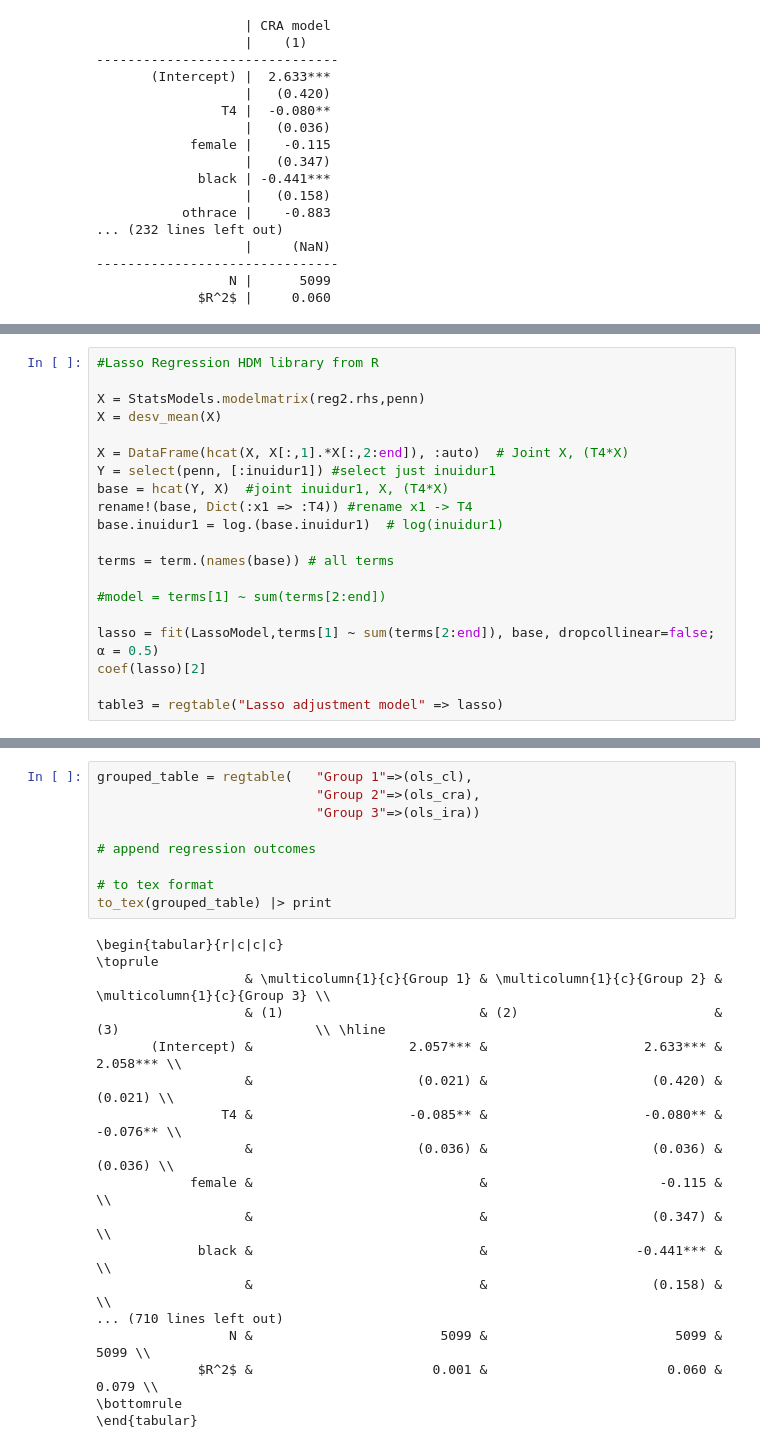
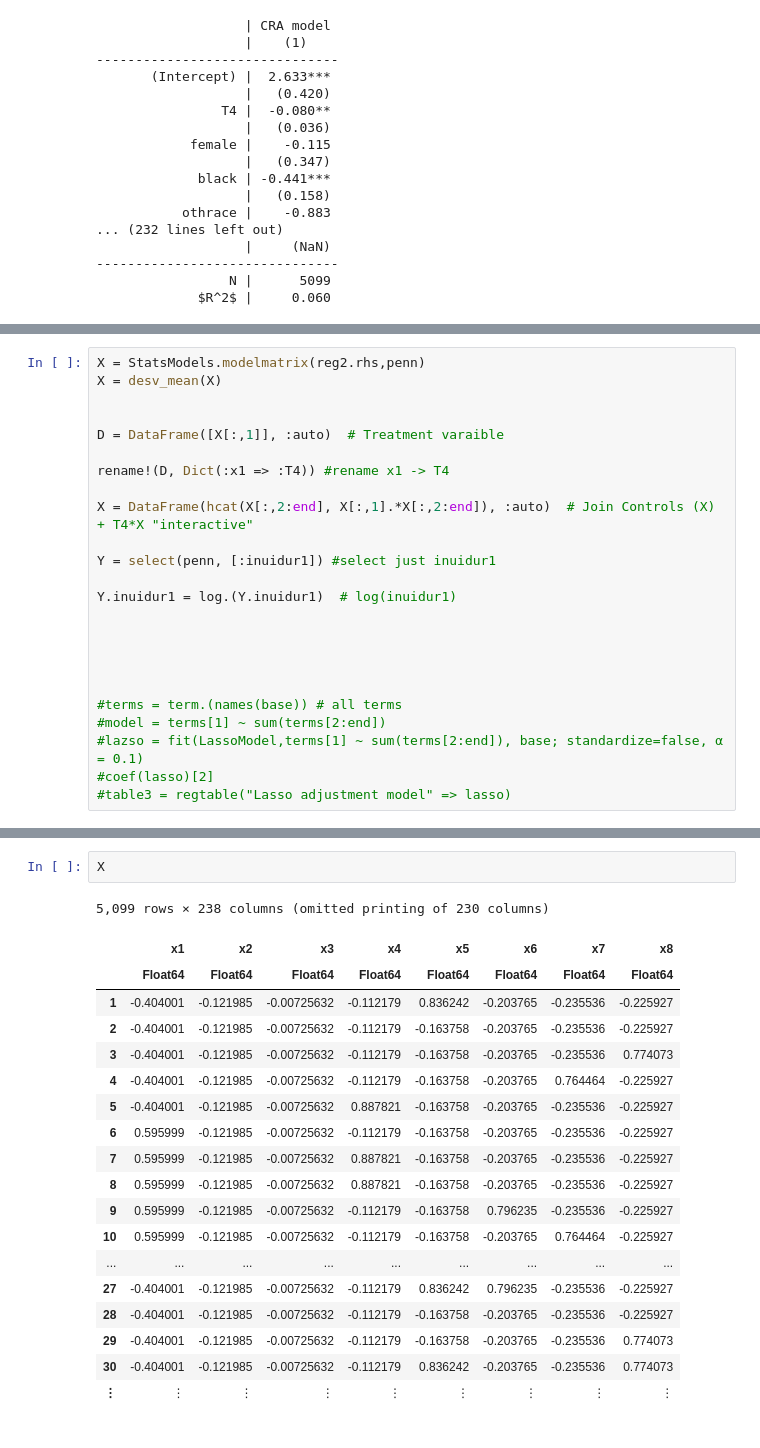
Before and after one commit to alexanderquispe/14.38_Causal_ML, a Jupyter notebook: Julia_Notebooks/RCT_Precision_Adjustment.ipynb, the cells around one changed output, grey strips where cells are left out. Drawn from its saved outputs; the diff is of its cells as text.

```diff
--- a/Julia_Notebooks/RCT_Precision_Adjustment.ipynb
+++ b/Julia_Notebooks/RCT_Precision_Adjustment.ipynb
@@ -300,23 +339,27 @@ table3 = regtable("Interactive model" => ols_ira)
           N |              5099
       $R^2$ |             0.079
 # %%
-#Lasso Regression HDM library from R
-
 X = StatsModels.modelmatrix(reg2.rhs,penn)
 X = desv_mean(X)
 
-X = DataFrame(hcat(X, X[:,1].*X[:,2:end]), :auto)  # Joint X, (T4*X)
+
+D = DataFrame([X[:,1]], :auto)  # Treatment varaible
+
+rename!(D, Dict(:x1 => :T4)) #rename x1 -> T4
+
+X = DataFrame(hcat(X[:,2:end], X[:,1].*X[:,2:end]), :auto)  # Join Controls (X) + T4*X "interactive"
+
 Y = select(penn, [:inuidur1]) #select just inuidur1
-base = hcat(Y, X)  #joint inuidur1, X, (T4*X)
-rename!(base, Dict(:x1 => :T4)) #rename x1 -> T4
-base.inuidur1 = log.(base.inuidur1)  # log(inuidur1)
 
-terms = term.(names(base)) # all terms
+Y.inuidur1 = log.(Y.inuidur1)  # log(inuidur1)
 
+
+
+
+
+#terms = term.(names(base)) # all terms
 #model = terms[1] ~ sum(terms[2:end])
-
-lasso = fit(LassoModel,terms[1] ~ sum(terms[2:end]), base, dropcollinear=false; α = 0.5)
-coef(lasso)[2]
-
-table3 = regtable("Lasso adjustment model" => lasso)
+#lazso = fit(LassoModel,terms[1] ~ sum(terms[2:end]), base; standardize=false, α = 0.1)
+#coef(lasso)[2]
+#table3 = regtable("Lasso adjustment model" => lasso)
 # %% [output]
@@ -327,27 +383,22 @@ LoadError: ArgumentError: start and stop must be finite, got NaN and NaN
-# %%
-grouped_table = regtable(   "Group 1"=>(ols_cl),
-                            "Group 2"=>(ols_cra),
-                            "Group 3"=>(ols_ira))
-
-# append regression outcomes
-
-# to tex format
-to_tex(grouped_table) |> print
-# %% [output]
-\begin{tabular}{r|c|c|c}
-\toprule
-                   & \multicolumn{1}{c}{Group 1} & \multicolumn{1}{c}{Group 2} & \multicolumn{1}{c}{Group 3} \\
-                   & (1)                         & (2)                         & (3)                         \\ \hline
-       (Intercept) &                    2.057*** &                    2.633*** &                    2.058*** \\
-                   &                     (0.021) &                     (0.420) &                     (0.021) \\
-                T4 &                    -0.085** &                    -0.080** &                    -0.076** \\
-                   &                     (0.036) &                     (0.036) &                     (0.036) \\
-            female &                             &                      -0.115 &                             \\
-                   &                             &                     (0.347) &                             \\
-             black &                             &                   -0.441*** &                             \\
-                   &                             &                     (0.158) &                             \\
-... (710 lines left out)
-                 N &                        5099 &                        5099 &                        5099 \\
-             $R^2$ &                       0.001 &                       0.060 &                       0.079 \\
-\bottomrule
-\end{tabular}
+# %%
+X
+# %% [output]
+5,099 rows × 238 columns (omitted printing of 230 columns)
+|  | x1 | x2 | x3 | x4 | x5 | x6 | x7 | x8 |
+|  | Float64 | Float64 | Float64 | Float64 | Float64 | Float64 | Float64 | Float64 |
+| 1 | -0.404001 | -0.121985 | -0.00725632 | -0.112179 | 0.836242 | -0.203765 | -0.235536 | -0.225927 |
+| 2 | -0.404001 | -0.121985 | -0.00725632 | -0.112179 | -0.163758 | -0.203765 | -0.235536 | -0.225927 |
+| 3 | -0.404001 | -0.121985 | -0.00725632 | -0.112179 | -0.163758 | -0.203765 | -0.235536 | 0.774073 |
+| 4 | -0.404001 | -0.121985 | -0.00725632 | -0.112179 | -0.163758 | -0.203765 | 0.764464 | -0.225927 |
+| 5 | -0.404001 | -0.121985 | -0.00725632 | 0.887821 | -0.163758 | -0.203765 | -0.235536 | -0.225927 |
+| 6 | 0.595999 | -0.121985 | -0.00725632 | -0.112179 | -0.163758 | -0.203765 | -0.235536 | -0.225927 |
+| 7 | 0.595999 | -0.121985 | -0.00725632 | 0.887821 | -0.163758 | -0.203765 | -0.235536 | -0.225927 |
+| 8 | 0.595999 | -0.121985 | -0.00725632 | 0.887821 | -0.163758 | -0.203765 | -0.235536 | -0.225927 |
+| 9 | 0.595999 | -0.121985 | -0.00725632 | -0.112179 | -0.163758 | 0.796235 | -0.235536 | -0.225927 |
+| 10 | 0.595999 | -0.121985 | -0.00725632 | -0.112179 | -0.163758 | -0.203765 | 0.764464 | -0.225927 |
+| ... | ... | ... | ... | ... | ... | ... | ... | ... |
+| 27 | -0.404001 | -0.121985 | -0.00725632 | -0.112179 | 0.836242 | 0.796235 | -0.235536 | -0.225927 |
+| 28 | -0.404001 | -0.121985 | -0.00725632 | -0.112179 | -0.163758 | -0.203765 | -0.235536 | -0.225927 |
+| 29 | -0.404001 | -0.121985 | -0.00725632 | -0.112179 | -0.163758 | -0.203765 | -0.235536 | 0.774073 |
+| 30 | -0.404001 | -0.121985 | -0.00725632 | -0.112179 | 0.836242 | -0.203765 | -0.235536 | 0.774073 |
+| ⋮ | ⋮ | ⋮ | ⋮ | ⋮ | ⋮ | ⋮ | ⋮ | ⋮ |
```
Also changed, not shown: parts of 24 cells of this notebook.
